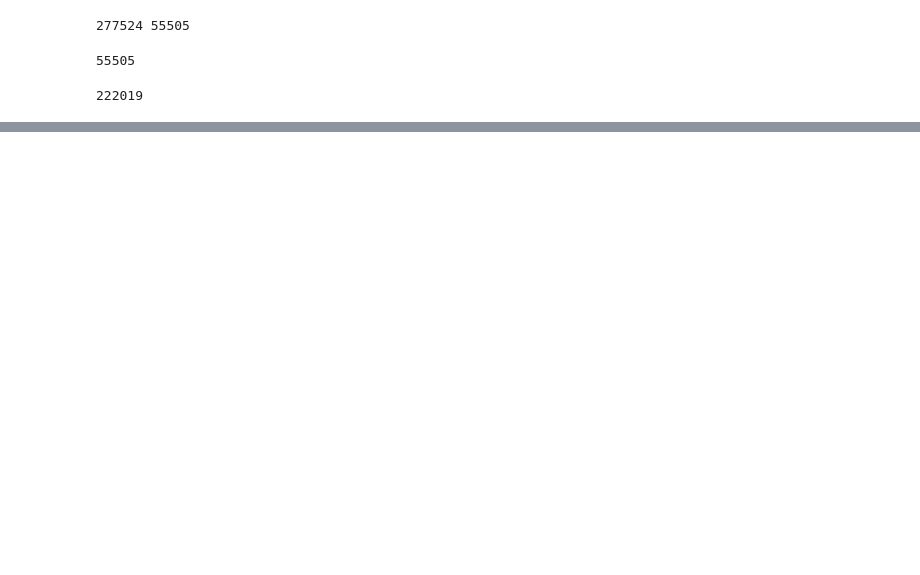
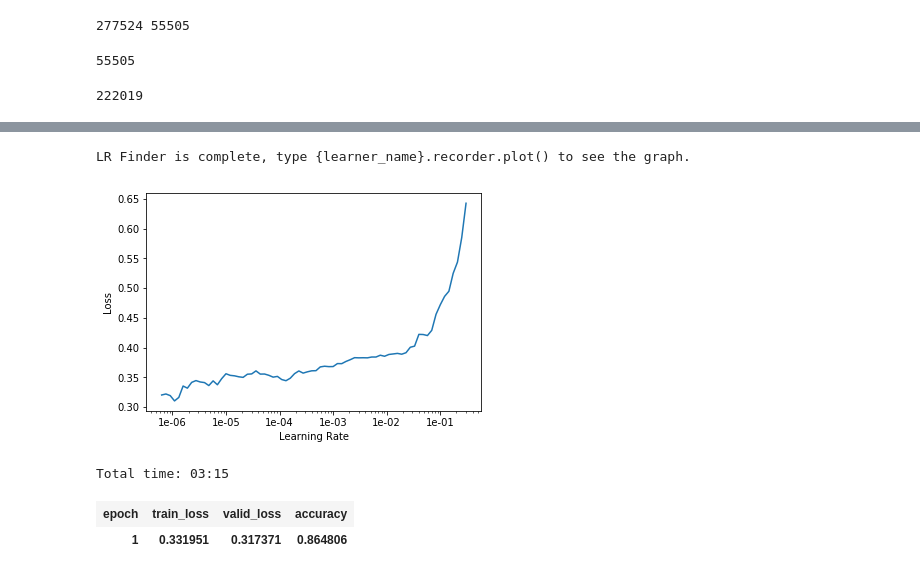
Before and after one commit to jsaurabh/vision-model-zoo, a Jupyter notebook: kaggle-histopathology/CancerNet.ipynb, the cells around one changed output, grey strips where cells are left out. Drawn from its saved outputs; the diff is of its cells as text; code cells hidden in the pictures; blank space fills up the shorter version.

```diff
--- a/kaggle-histopathology/CancerNet.ipynb
+++ b/kaggle-histopathology/CancerNet.ipynb
@@ -148,0 +97,14 @@ doc(ImageItemList.from_df)
+# %%
+learn.load('stage-1')
+# %%
+learn.lr_find()
+learn.recorder.plot()
+# %% [output]
+LR Finder is complete, type {learner_name}.recorder.plot() to see the graph.
+[figure, added]
+# %%
+learn.fit_one_cycle(1, 1e-6)
+# %% [output]
+Total time: 03:15
+| epoch | train_loss | valid_loss | accuracy |
+| 1 | 0.331951 | 0.317371 | 0.864806 |
```
Also changed, not shown: parts of 66 cells of this notebook.
